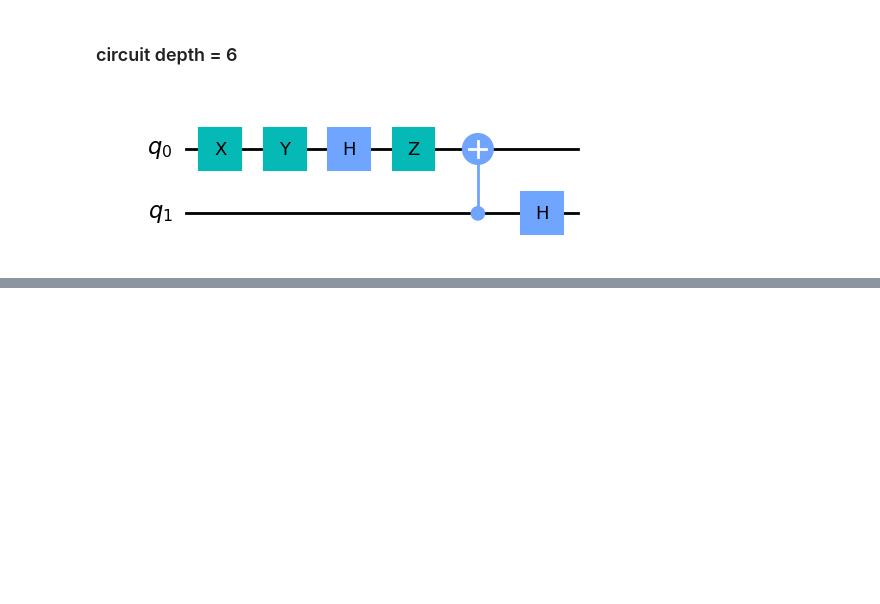
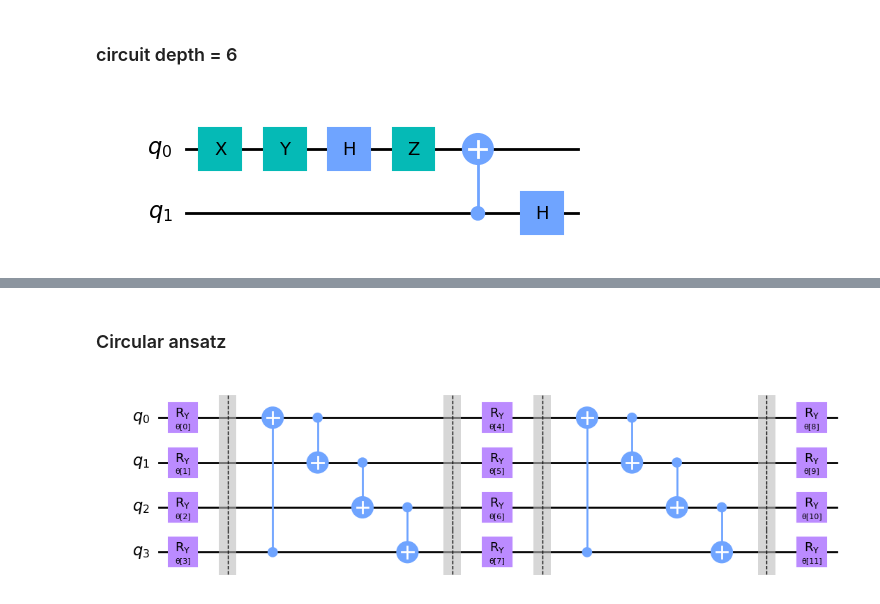
Before and after one commit to misosvec/optimization-of-variational-quantum-eigensolvers, a Jupyter notebook: src/visualizations.ipynb, the cells around one changed output, grey strips where cells are left out. Cells and saved outputs as stored; diff of their text form; code cells hidden in the pictures; blank space fills up the shorter version.

```diff
--- a/src/visualizations.ipynb
+++ b/src/visualizations.ipynb
@@ -359,0 +400,15 @@ qc.draw(output='mpl', style={
+# %% [markdown]
+### Circular ansatz
+# %%
+linear_ansatz = TwoLocal(
+    num_qubits=NUM_QUBITS,
+    rotation_blocks=ROTATION_BLOCKS,
+    entanglement_blocks=ENTANGLEMENT_BLOCKS,
+    entanglement='circular',
+    reps=REPS,
+    insert_barriers=INSERT_BARRIES,
+)
+linear_ansatz.decompose().draw("mpl", style={
+        'dpi': 400}, filename=f'{SAVE_DIRECTORY}circular-ansatz.png')
+# %% [output]
+[figure, added]
```
Also changed, not shown: parts of 8 cells of this notebook.
